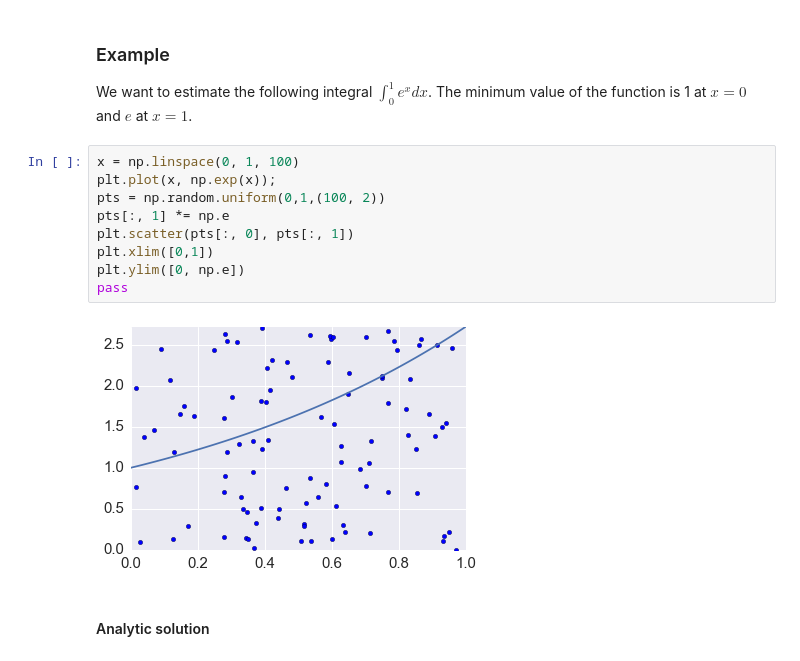
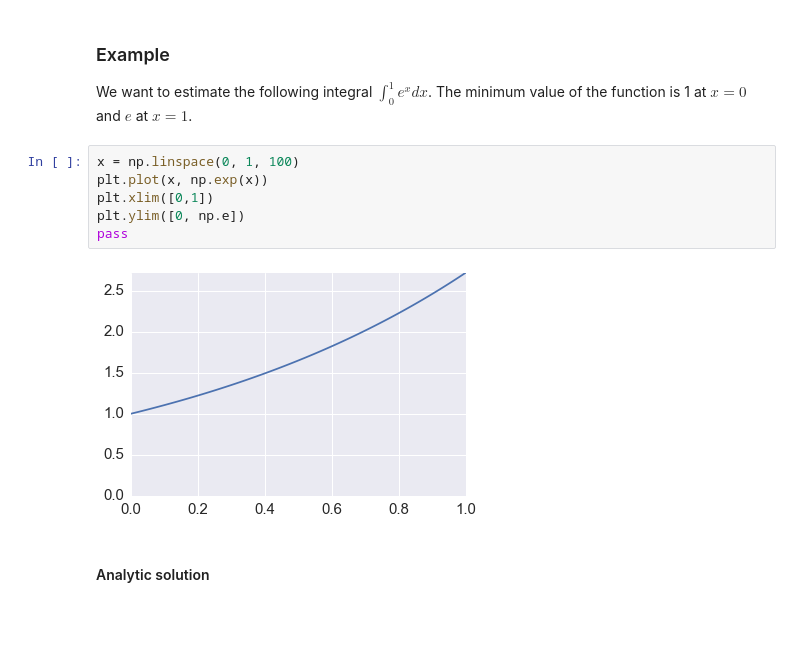
Before and after one commit to cliburn/sta-663-2016, a Jupyter notebook: lectures/15C_MonteCarloIntegration.ipynb, the cells around one changed output. Cells and saved outputs as stored; diff of their text form; blank space fills up the shorter version.

```diff
--- a/lectures/15C_MonteCarloIntegration.ipynb
+++ b/lectures/15C_MonteCarloIntegration.ipynb
@@ -200,15 +200,12 @@ Suppose we want 1% accuracy and 99% confidence - i.e. set $\epsilon = \delta = 0
 We want to estimate the following integral $\int_0^1 e^x dx$. The minimum value of the function is 1 at $x=0$ and $e$ at $x=1$.
 # %%
 x = np.linspace(0, 1, 100)
-plt.plot(x, np.exp(x));
-pts = np.random.uniform(0,1,(100, 2))
-pts[:, 1] *= np.e
-plt.scatter(pts[:, 0], pts[:, 1])
+plt.plot(x, np.exp(x))
 plt.xlim([0,1])
 plt.ylim([0, np.e])
 pass
 # %% [output]
-[figure, old version]
+[figure, new version]
 # %% [markdown]
 #### Analytic solution
 # %%
```
Also changed, not shown: parts of 2 cells of this notebook.
